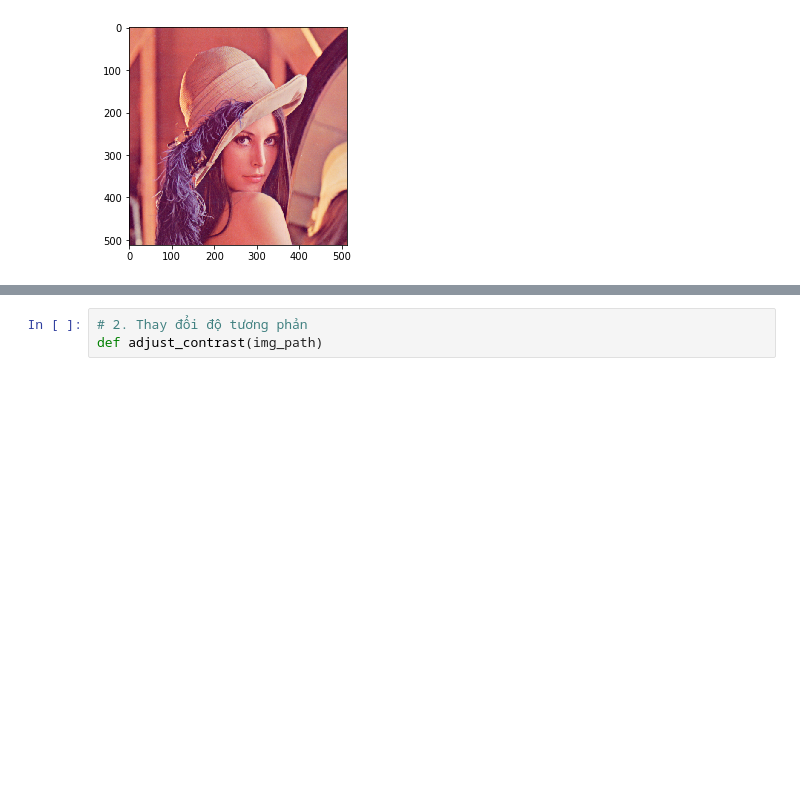
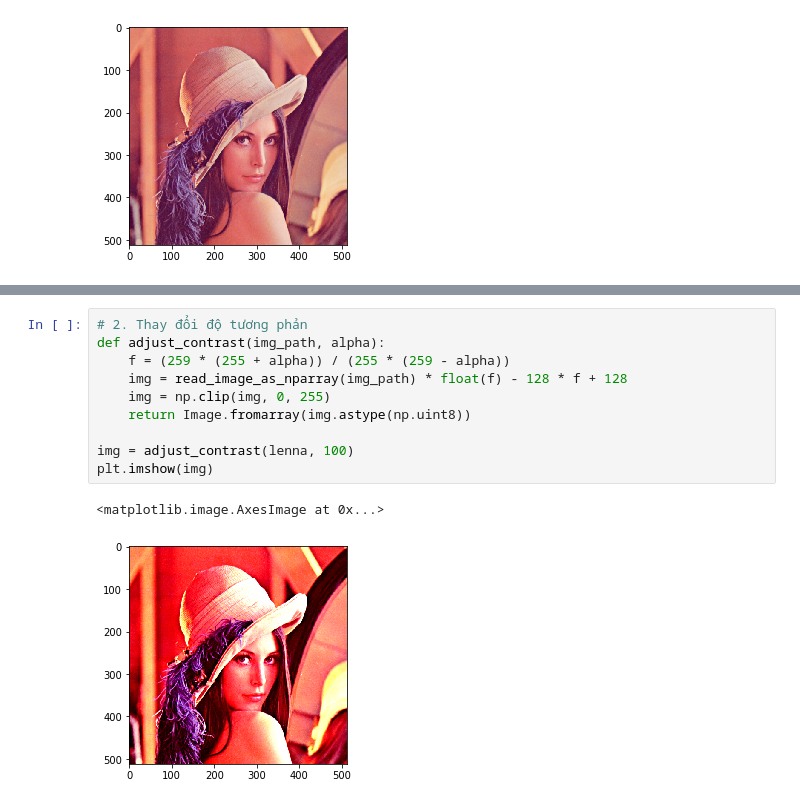
Before and after one commit to kieuconghau/image-processing, a Jupyter notebook: Source/18127259.ipynb, the cells around one changed output, grey strips where cells are left out. Drawn from its saved outputs; the diff is of its cells as text; blank space fills up the shorter version.

```diff
--- a/Source/18127259.ipynb
+++ b/Source/18127259.ipynb
@@ -39,6 +35,16 @@ plt.imshow(img)
-# %%
-# 2. Thay đổi độ tương phản
-def adjust_contrast(img_path)
+# %%
+# 2. Thay đổi độ tương phản
+def adjust_contrast(img_path, alpha):
+    f = (259 * (255 + alpha)) / (255 * (259 - alpha))
+    img = read_image_as_nparray(img_path) * float(f) - 128 * f + 128
+    img = np.clip(img, 0, 255)
+    return Image.fromarray(img.astype(np.uint8))
+
+img = adjust_contrast(lenna, 100)
+plt.imshow(img)
+# %% [output]
+<matplotlib.image.AxesImage at 0x...>
+[figure, added]
 # %%
 # 3. Chuyển đổi ảnh RGB thành ảnh xám
 def convert_to_grayscale(img_path):
```
Also changed, not shown: parts of 9 cells of this notebook.
